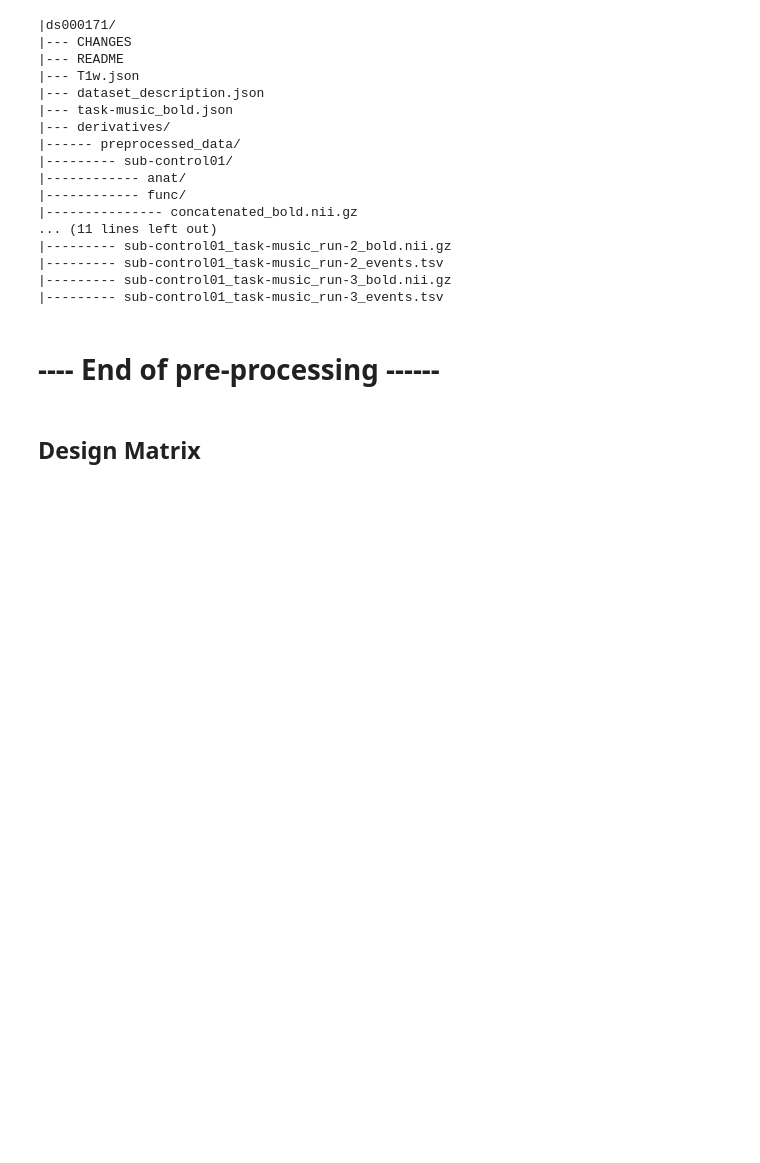
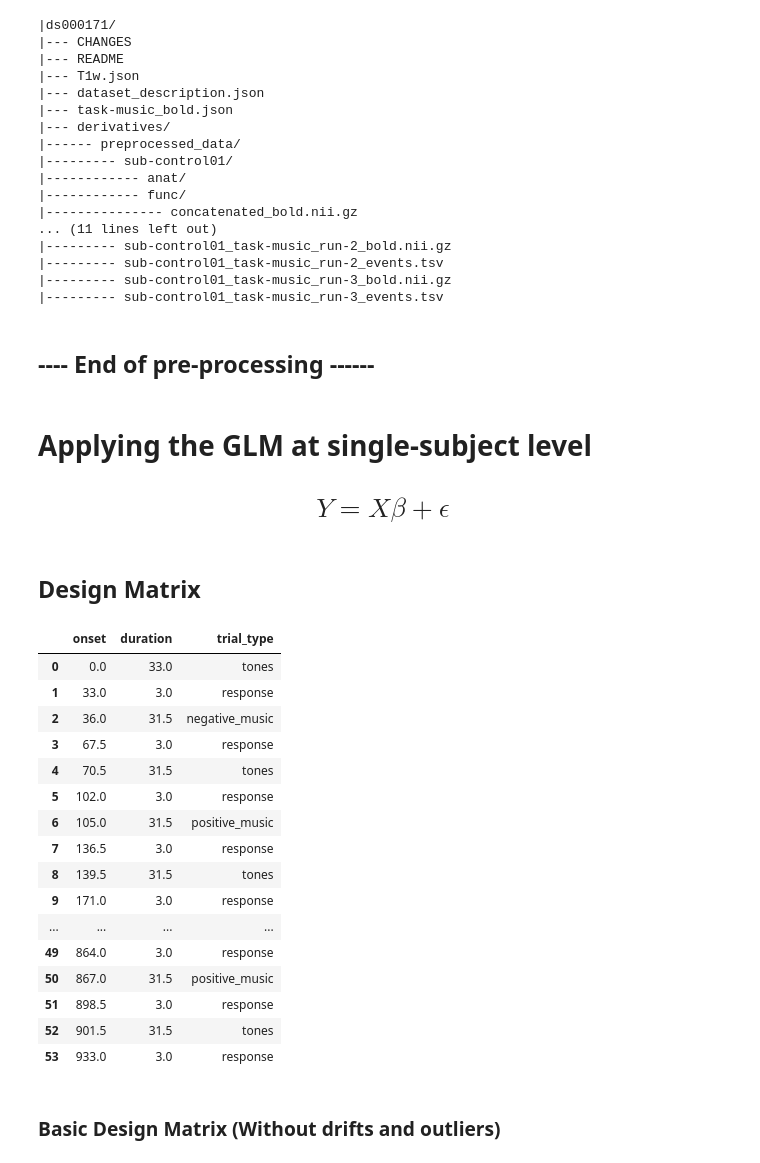
Before and after one commit to AlexisCogne/NSSP_projects, a Jupyter notebook: Project_1.ipynb, the cells around one changed output. Cells and saved outputs as stored; diff of their text form; code cells hidden in the pictures; blank space fills up the shorter version.

```diff
--- a/Project_1.ipynb
+++ b/Project_1.ipynb
@@ -549,4 +540,8 @@ fsleyesDisplay.load(op.join(bids_root, 'sub-control01', 'anat', 'sub-control01_T
 # %% [markdown]
-# ---- End of pre-processing ------
+## ---- End of pre-processing ------
+# %% [markdown]
+# Applying the GLM at single-subject level
+# %% [markdown]
+<p style="font-size:25px;">$$Y = X\beta + \epsilon$$</p>
 # %% [markdown]
 ## Design Matrix
@@ -559,3 +548,47 @@ events
+# %%
+# Example data for each run (replace with actual file paths)
+#run_paths = ["run1.tsv", "run2.tsv", "run3.tsv"]
+df_run_1 = pd.read_csv(op.join(bids_root, 'sub-control01', 'func', 'sub-control01_task-music_run-1_events.tsv'), sep='\t')
+df_run_2 = pd.read_csv(op.join(bids_root, 'sub-control01', 'func', 'sub-control01_task-music_run-2_events.tsv'), sep='\t')
+df_run_3 = pd.read_csv(op.join(bids_root, 'sub-control01', 'func', 'sub-control01_task-music_run-3_events.tsv'), sep='\t')
+
+dfs = [df_run_1, df_run_2, df_run_3]
+dataframes = []
+offset = 0
+
+for df in dfs:
+    # Adjust onset times
+    df['onset'] += offset
+
+    # Append the adjusted dataframe
+    dataframes.append(df)
+
+    # Update offset for next run
+    offset = df['onset'].iloc[-1] + df['duration'].iloc[-1]  # End of last event
+
+# Concatenate all runs into one design matrix
+df_concatenated = pd.concat(dataframes, ignore_index=True)
+df_concatenated.head(56)
+# %% [output]
+|  | onset | duration | trial_type |
+| 0 | 0.0 | 33.0 | tones |
+| 1 | 33.0 | 3.0 | response |
+| 2 | 36.0 | 31.5 | negative_music |
+| 3 | 67.5 | 3.0 | response |
+| 4 | 70.5 | 31.5 | tones |
+| 5 | 102.0 | 3.0 | response |
+| 6 | 105.0 | 31.5 | positive_music |
+| 7 | 136.5 | 3.0 | response |
+| 8 | 139.5 | 31.5 | tones |
+| 9 | 171.0 | 3.0 | response |
+| ... | ... | ... | ... |
+| 49 | 864.0 | 3.0 | response |
+| 50 | 867.0 | 31.5 | positive_music |
+| 51 | 898.5 | 3.0 | response |
+| 52 | 901.5 | 31.5 | tones |
+| 53 | 933.0 | 3.0 | response |
+# %% [markdown]
+### Basic Design Matrix (Without drifts and outliers)
 # %%
 from nilearn.glm.first_level import make_first_level_design_matrix, FirstLevelModel
 
```
Also changed, not shown: parts of 25 cells of this notebook.
